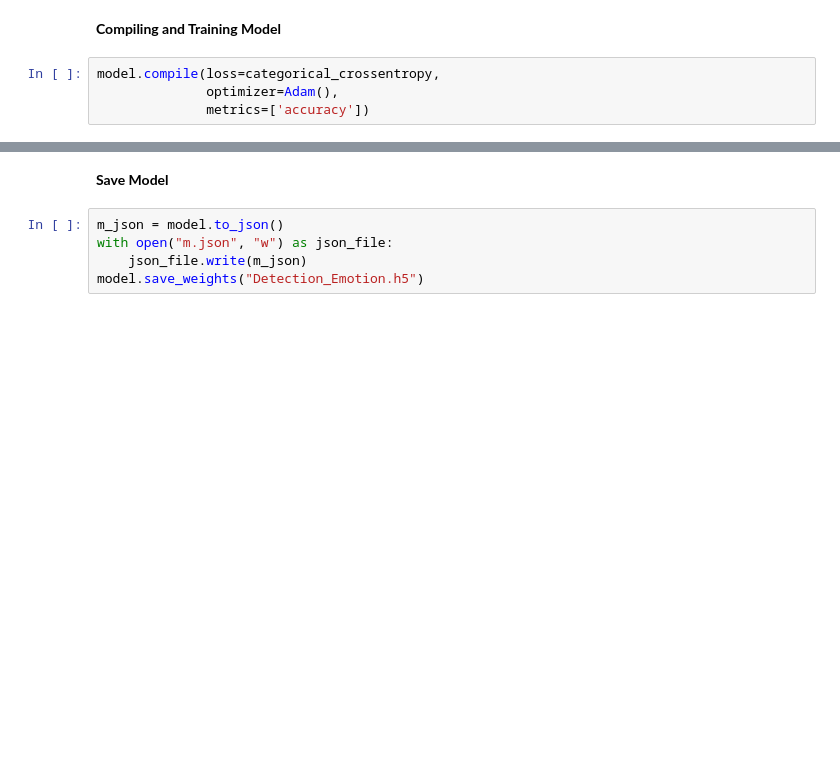
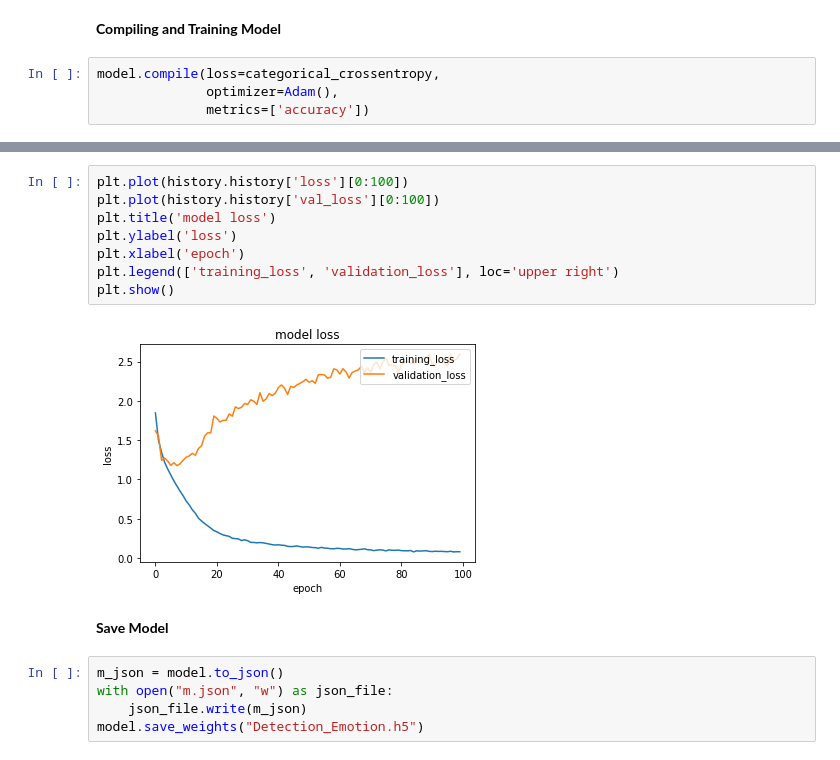
Before and after one commit to Ayush12062000/Real-Time-Emotion-Detection, a Jupyter notebook: Emotion_Detection_1.ipynb, the cells around one changed output, grey strips where cells are left out. Saved outputs shown, nothing was run; the diff lists cells and outputs as text; blank space fills up the shorter version.

```diff
--- a/Emotion_Detection_1.ipynb
+++ b/Emotion_Detection_1.ipynb
@@ -191,3 +208,13 @@ Epoch 175/175
+# %%
+plt.plot(history.history['loss'][0:100])
+plt.plot(history.history['val_loss'][0:100])
+plt.title('model loss')
+plt.ylabel('loss')
+plt.xlabel('epoch')
+plt.legend(['training_loss', 'validation_loss'], loc='upper right')
+plt.show()
+# %% [output]
+[figure, added]
 # %% [markdown]
 **Save Model**
 # %%
```
Also changed, not shown: parts of 6 cells of this notebook.
